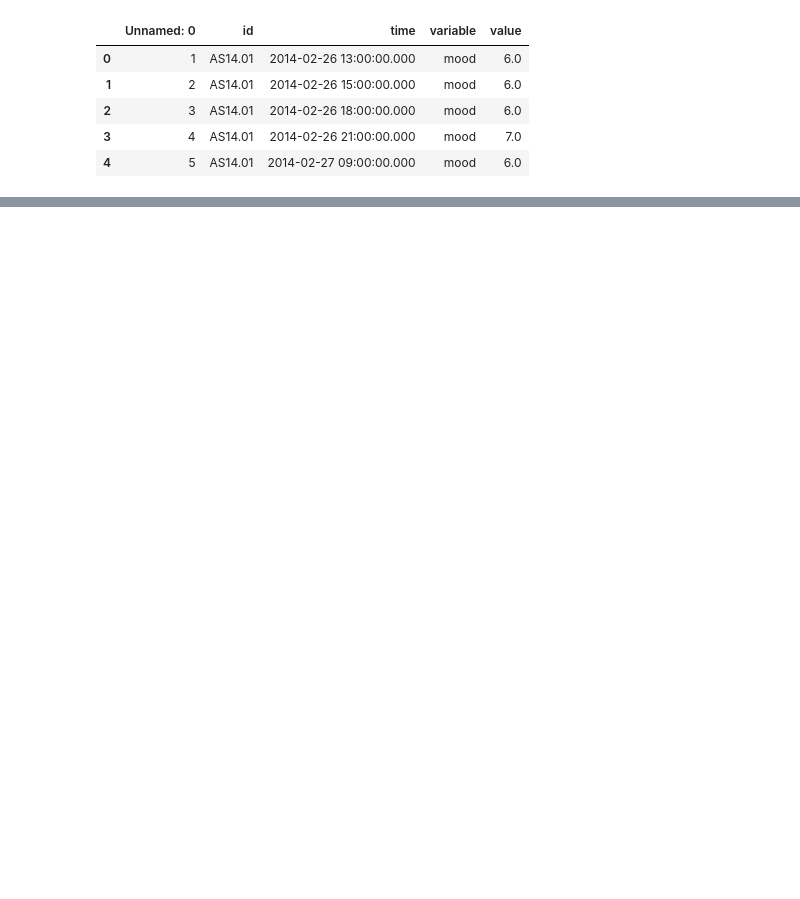
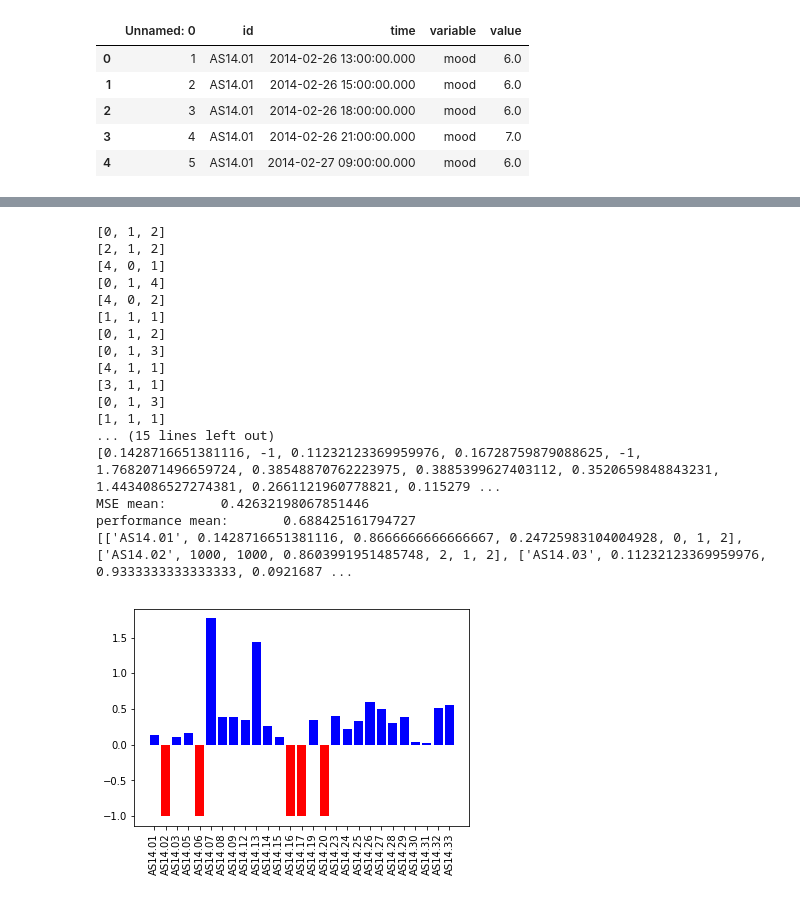
Before and after one commit to Dennis-Dekker/Data_mining, a Jupyter notebook: AMIRA_predictor.ipynb, the cells around one changed output, grey strips where cells are left out. Saved outputs shown, nothing was run; the diff lists cells and outputs as text; code cells hidden in the pictures; blank space fills up the shorter version.

```diff
--- a/AMIRA_predictor.ipynb
+++ b/AMIRA_predictor.ipynb
@@ -173,0 +203,42 @@ error
+# %%
+MSE_list = []
+calc_MSE_mean_list = []
+calc_performace_mean_list = []
+bar_colors = []
+for i in range(len(error_ids)):
+    print(error_ids[i][4:7])
+    if error_ids[i][1] > 10:
+        MSE_list.append(-1)
+        bar_colors.append("red")
+    else:
+        MSE_list.append(error_ids[i][1])
+        bar_colors.append("blue")
+        calc_MSE_mean_list.append(error_ids[i][1])
+        calc_performace_mean_list.append(error_ids[i][2])
+
+print(MSE_list, ids)
+plt.xticks(rotation='vertical')
+plt.bar(ids,MSE_list, color = bar_colors)
+print("MSE mean: \t" + str(statistics.mean(calc_MSE_mean_list)))
+print("performance mean: \t" + str(statistics.mean(calc_performace_mean_list)))
+
+print(error_ids)
+# %% [output]
+[0, 1, 2]
+[2, 1, 2]
+[4, 0, 1]
+[0, 1, 4]
+[4, 0, 2]
+[1, 1, 1]
+[0, 1, 2]
+[0, 1, 3]
+[4, 1, 1]
+[3, 1, 1]
+[0, 1, 3]
+[1, 1, 1]
+... (15 lines left out)
+[0.1428716651381116, -1, 0.11232123369959976, 0.16728759879088625, -1, 1.7682071496659724, 0.38548870762223975, 0.3885399627403112, 0.3520659848843231, 1.4434086527274381, 0.2661121960778821, 0.115279 ...
+MSE mean:       0.42632198067851446
+performance mean:       0.688425161794727
+[['AS14.01', 0.1428716651381116, 0.8666666666666667, 0.24725983104004928, 0, 1, 2], ['AS14.02', 1000, 1000, 0.8603991951485748, 2, 1, 2], ['AS14.03', 0.11232123369959976, 0.9333333333333333, 0.0921687 ...
+[figure, added]
```
Also changed, not shown: parts of 9 cells of this notebook.
